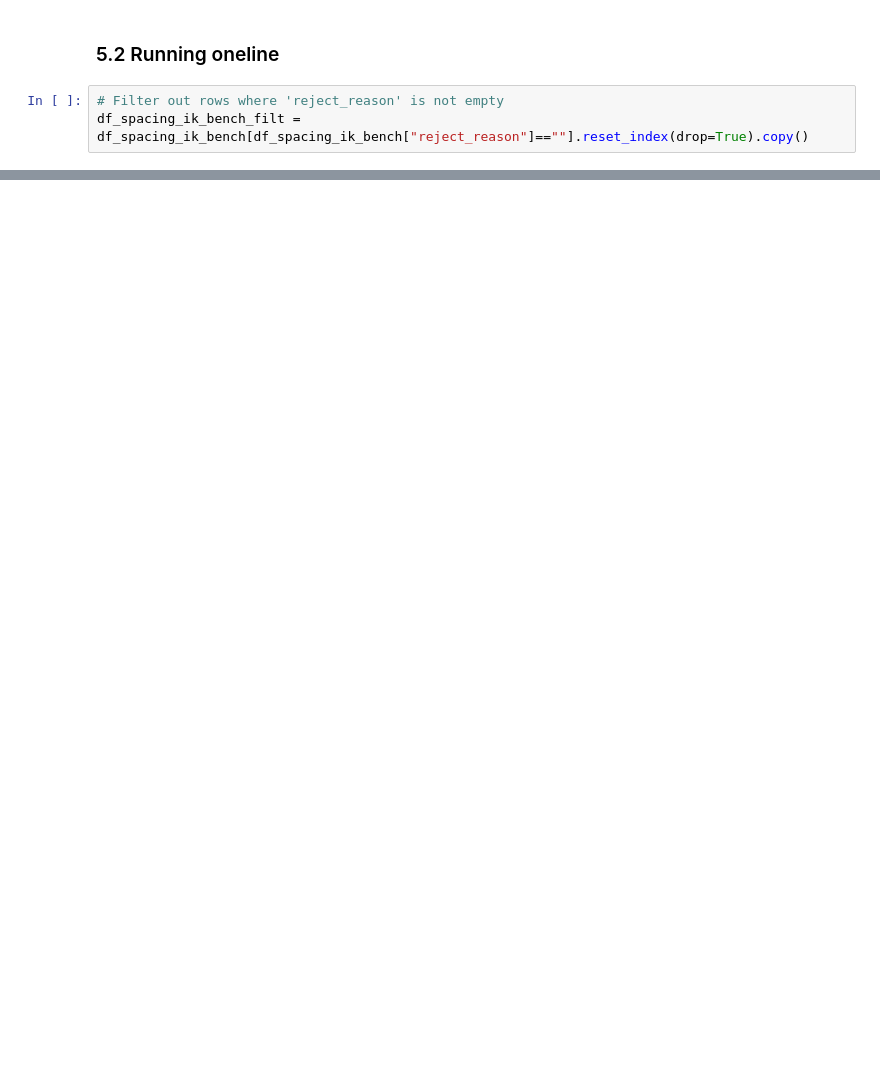
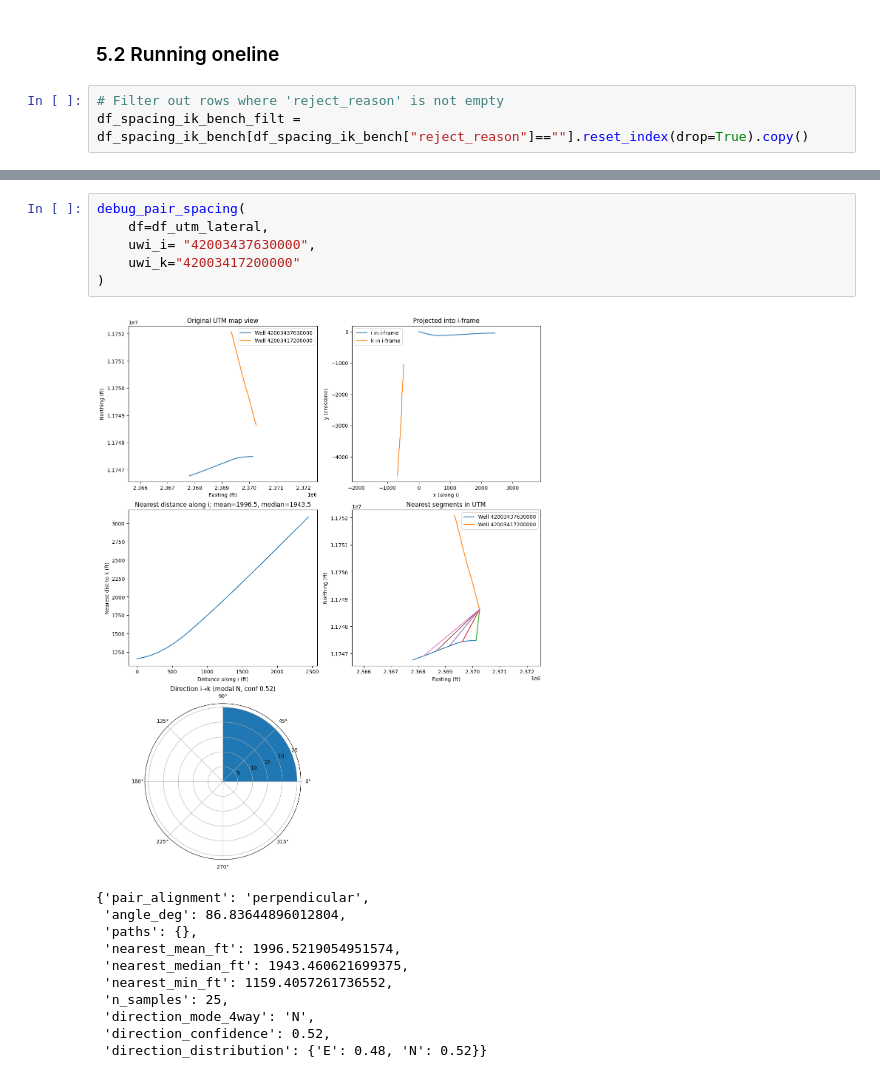
Before and after one commit to apoorvasaxena03/well-spacing-analyzer, a Jupyter notebook: notebooks/RingEnergy/well_header.ipynb, the cells around one changed output, grey strips where cells are left out. Saved outputs shown, nothing was run; the diff lists cells and outputs as text; blank space fills up the shorter version.

```diff
--- a/notebooks/RingEnergy/well_header.ipynb
+++ b/notebooks/RingEnergy/well_header.ipynb
@@ -205,0 +244,18 @@ df_spacing_ik_bench_filt
+# %%
+debug_pair_spacing(
+    df=df_utm_lateral,
+    uwi_i= "42003437630000",
+    uwi_k="42003417200000"
+)
+# %% [output]
+[figure, added]
+{'pair_alignment': 'perpendicular',
+ 'angle_deg': 86.83644896012804,
+ 'paths': {},
+ 'nearest_mean_ft': 1996.5219054951574,
+ 'nearest_median_ft': 1943.460621699375,
+ 'nearest_min_ft': 1159.4057261736552,
+ 'n_samples': 25,
+ 'direction_mode_4way': 'N',
+ 'direction_confidence': 0.52,
+ 'direction_distribution': {'E': 0.48, 'N': 0.52}}
```
Also changed, not shown: parts of 20 cells of this notebook, 1 other file.
